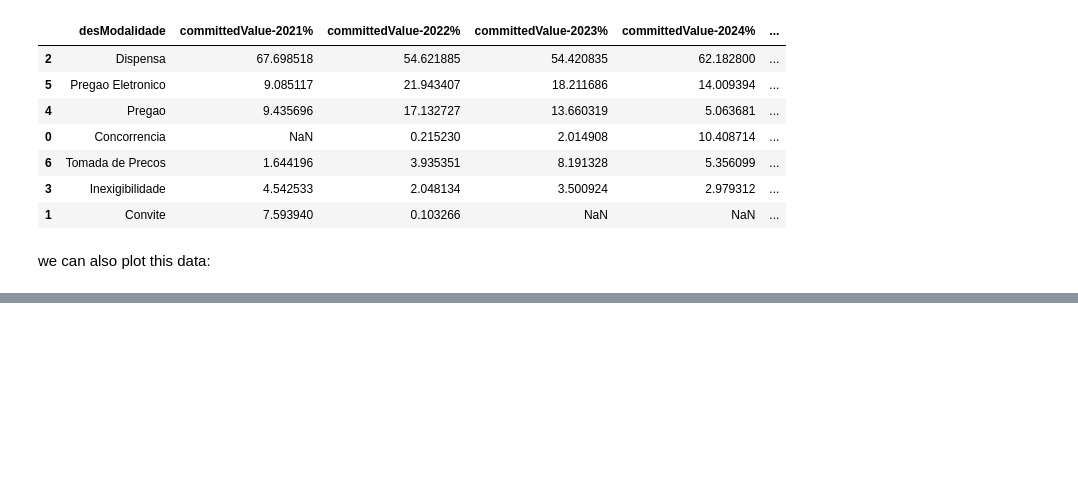
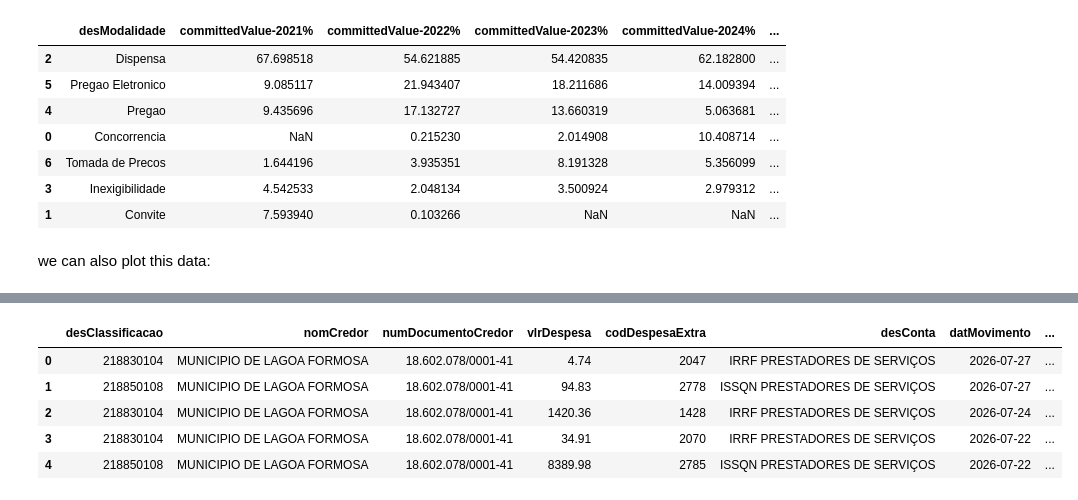
Before and after one commit to gbrielgustavo/portal-transparencia-publicenter, a Jupyter notebook: project.ipynb, the cells around one changed output, grey strips where cells are left out. Drawn from its saved outputs; the diff is of its cells as text; code cells hidden in the pictures; blank space fills up the shorter version.

```diff
--- a/project.ipynb
+++ b/project.ipynb
@@ -699,0 +724,9 @@ Bellow we have the graph generated
+# %%
+offBudgetDf.head(5)
+# %% [output]
+|  | desClassificacao | nomCredor | numDocumentoCredor | vlrDespesa | codDespesaExtra | desConta | datMovimento | ... |
+| 0 | 218830104 | MUNICIPIO DE LAGOA FORMOSA | 18.602.078/0001-41 | 4.74 | 2047 | IRRF PRESTADORES DE SERVIÇOS | 2026-07-27 | ... |
+| 1 | 218850108 | MUNICIPIO DE LAGOA FORMOSA | 18.602.078/0001-41 | 94.83 | 2778 | ISSQN PRESTADORES DE SERVIÇOS | 2026-07-27 | ... |
+| 2 | 218830104 | MUNICIPIO DE LAGOA FORMOSA | 18.602.078/0001-41 | 1420.36 | 1428 | IRRF PRESTADORES DE SERVIÇOS | 2026-07-24 | ... |
+| 3 | 218830104 | MUNICIPIO DE LAGOA FORMOSA | 18.602.078/0001-41 | 34.91 | 2070 | IRRF PRESTADORES DE SERVIÇOS | 2026-07-22 | ... |
+| 4 | 218850108 | MUNICIPIO DE LAGOA FORMOSA | 18.602.078/0001-41 | 8389.98 | 2785 | ISSQN PRESTADORES DE SERVIÇOS | 2026-07-22 | ... |
```
Also changed, not shown: parts of 29 cells of this notebook, 17 other files.
